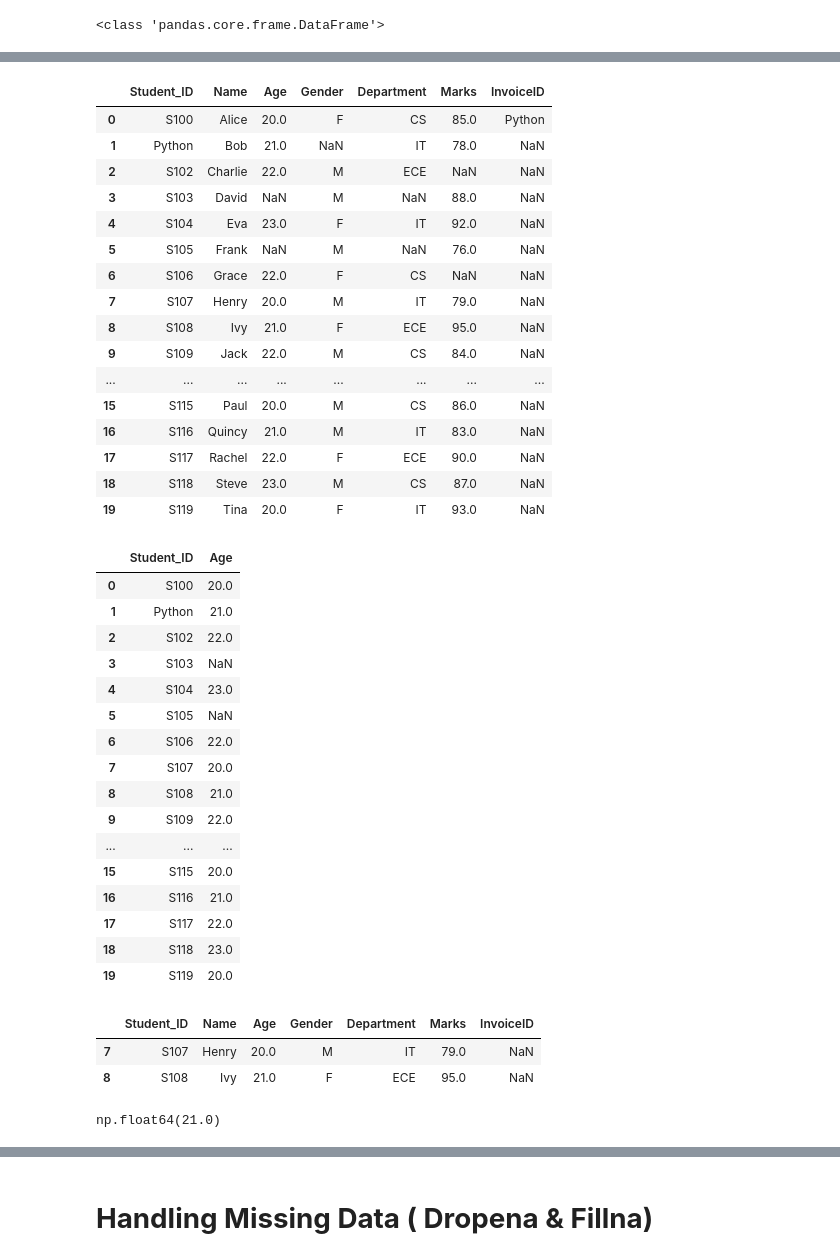
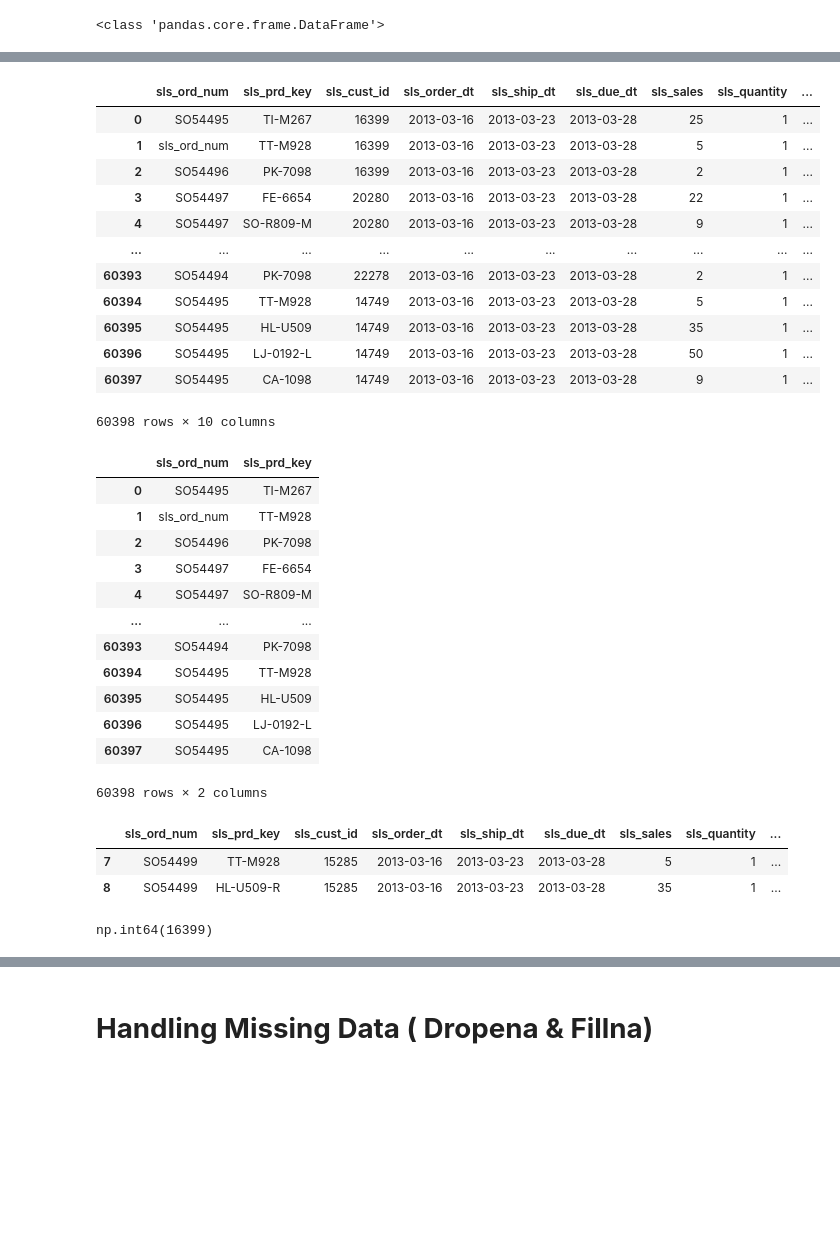
Before and after one commit to rohit8077/Machine-learning-, a Jupyter notebook: Pandas.ipynb, the cells around one changed output, grey strips where cells are left out. Saved outputs shown, nothing was run; the diff lists cells and outputs as text; code cells hidden in the pictures; blank space fills up the shorter version.

```diff
--- a/Pandas.ipynb
+++ b/Pandas.ipynb
@@ -401,4 +375,4 @@ csv_2
 # %%
-csv_1 = pd.read_csv("/content/student_dataset (1).csv" , dtype={"Marks":"float"})
+csv_1 = pd.read_csv("/content/silver.crm_sales_details.csv" , dtype={"Marks":"float"})
 csv_1
 # %% [output]
@@ -566,2 +525,0 @@ csv_12.sort_index(axis = 0, ascending = False)
-# %%
-csv_1["Student_ID"][1] ="Python"
@@ -582,0 +526,2 @@ See the caveats in the documentation: https://pandas.pydata.org/pandas-docs/stab
+# %%
+csv_1.loc[1, "sls_ord_num"] = "sls_ord_num"
@@ -583,52 +543,44 @@ See the caveats in the documentation: https://pandas.pydata.org/pandas-docs/stab
 # %%
-csv_1.loc[0,"InvoiceID"]= "Python"
+csv_1.loc[0,"sls_ord_num"]= "SO54495"
 csv_1
 # %% [output]
-|  | Student_ID | Name | Age | Gender | Department | Marks | InvoiceID |
-| 0 | S100 | Alice | 20.0 | F | CS | 85.0 | Python |
-| 1 | Python | Bob | 21.0 | NaN | IT | 78.0 | NaN |
-| 2 | S102 | Charlie | 22.0 | M | ECE | NaN | NaN |
-| 3 | S103 | David | NaN | M | NaN | 88.0 | NaN |
-| 4 | S104 | Eva | 23.0 | F | IT | 92.0 | NaN |
-| 5 | S105 | Frank | NaN | M | NaN | 76.0 | NaN |
-| 6 | S106 | Grace | 22.0 | F | CS | NaN | NaN |
-| 7 | S107 | Henry | 20.0 | M | IT | 79.0 | NaN |
-| 8 | S108 | Ivy | 21.0 | F | ECE | 95.0 | NaN |
-| 9 | S109 | Jack | 22.0 | M | CS | 84.0 | NaN |
-| ... | ... | ... | ... | ... | ... | ... | ... |
-| 15 | S115 | Paul | 20.0 | M | CS | 86.0 | NaN |
-| 16 | S116 | Quincy | 21.0 | M | IT | 83.0 | NaN |
-| 17 | S117 | Rachel | 22.0 | F | ECE | 90.0 | NaN |
-| 18 | S118 | Steve | 23.0 | M | CS | 87.0 | NaN |
-| 19 | S119 | Tina | 20.0 | F | IT | 93.0 | NaN |
+|  | sls_ord_num | sls_prd_key | sls_cust_id | sls_order_dt | sls_ship_dt | sls_due_dt | sls_sales | sls_quantity | ... |
+| 0 | SO54495 | TI-M267 | 16399 | 2013-03-16 | 2013-03-23 | 2013-03-28 | 25 | 1 | ... |
+| 1 | sls_ord_num | TT-M928 | 16399 | 2013-03-16 | 2013-03-23 | 2013-03-28 | 5 | 1 | ... |
+| 2 | SO54496 | PK-7098 | 16399 | 2013-03-16 | 2013-03-23 | 2013-03-28 | 2 | 1 | ... |
+| 3 | SO54497 | FE-6654 | 20280 | 2013-03-16 | 2013-03-23 | 2013-03-28 | 22 | 1 | ... |
+| 4 | SO54497 | SO-R809-M | 20280 | 2013-03-16 | 2013-03-23 | 2013-03-28 | 9 | 1 | ... |
+| ... | ... | ... | ... | ... | ... | ... | ... | ... | ... |
+| 60393 | SO54494 | PK-7098 | 22278 | 2013-03-16 | 2013-03-23 | 2013-03-28 | 2 | 1 | ... |
+| 60394 | SO54495 | TT-M928 | 14749 | 2013-03-16 | 2013-03-23 | 2013-03-28 | 5 | 1 | ... |
+| 60395 | SO54495 | HL-U509 | 14749 | 2013-03-16 | 2013-03-23 | 2013-03-28 | 35 | 1 | ... |
+| 60396 | SO54495 | LJ-0192-L | 14749 | 2013-03-16 | 2013-03-23 | 2013-03-28 | 50 | 1 | ... |
+| 60397 | SO54495 | CA-1098 | 14749 | 2013-03-16 | 2013-03-23 | 2013-03-28 | 9 | 1 | ... |
+60398 rows × 10 columns
 # %%
-csv_1.loc[:,["Student_ID", "Age"]]
+csv_1.loc[:,["sls_ord_num", "sls_prd_key"]]
 # %% [output]
-|  | Student_ID | Age |
-| 0 | S100 | 20.0 |
-| 1 | Python | 21.0 |
-| 2 | S102 | 22.0 |
-| 3 | S103 | NaN |
-| 4 | S104 | 23.0 |
-| 5 | S105 | NaN |
-| 6 | S106 | 22.0 |
-| 7 | S107 | 20.0 |
-| 8 | S108 | 21.0 |
-| 9 | S109 | 22.0 |
+|  | sls_ord_num | sls_prd_key |
+| 0 | SO54495 | TI-M267 |
+| 1 | sls_ord_num | TT-M928 |
+| 2 | SO54496 | PK-7098 |
+| 3 | SO54497 | FE-6654 |
+| 4 | SO54497 | SO-R809-M |
 | ... | ... | ... |
-| 15 | S115 | 20.0 |
-| 16 | S116 | 21.0 |
-| 17 | S117 | 22.0 |
-| 18 | S118 | 23.0 |
-| 19 | S119 | 20.0 |
+| 60393 | SO54494 | PK-7098 |
+| 60394 | SO54495 | TT-M928 |
+| 60395 | SO54495 | HL-U509 |
+| 60396 | SO54495 | LJ-0192-L |
+| 60397 | SO54495 | CA-1098 |
+60398 rows × 2 columns
 # %%
 csv_1.loc[[7,8],:]
 # %% [output]
-|  | Student_ID | Name | Age | Gender | Department | Marks | InvoiceID |
-| 7 | S107 | Henry | 20.0 | M | IT | 79.0 | NaN |
-| 8 | S108 | Ivy | 21.0 | F | ECE | 95.0 | NaN |
+|  | sls_ord_num | sls_prd_key | sls_cust_id | sls_order_dt | sls_ship_dt | sls_due_dt | sls_sales | sls_quantity | ... |
+| 7 | SO54499 | TT-M928 | 15285 | 2013-03-16 | 2013-03-23 | 2013-03-28 | 5 | 1 | ... |
+| 8 | SO54499 | HL-U509-R | 15285 | 2013-03-16 | 2013-03-23 | 2013-03-28 | 35 | 1 | ... |
 # %%
 csv_1.iloc[1,2]
 # %% [output]
-np.float64(21.0)
+np.int64(16399)
 # %%
```
Also changed, not shown: parts of 45 cells of this notebook.
